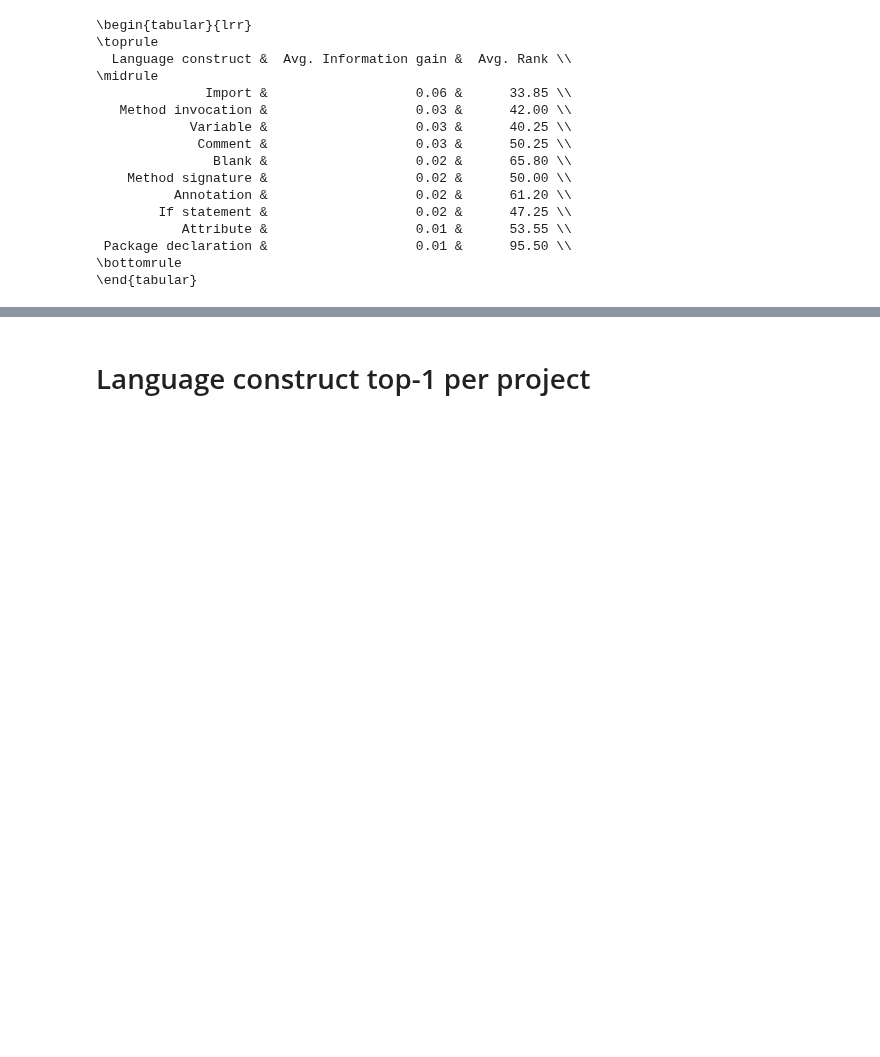
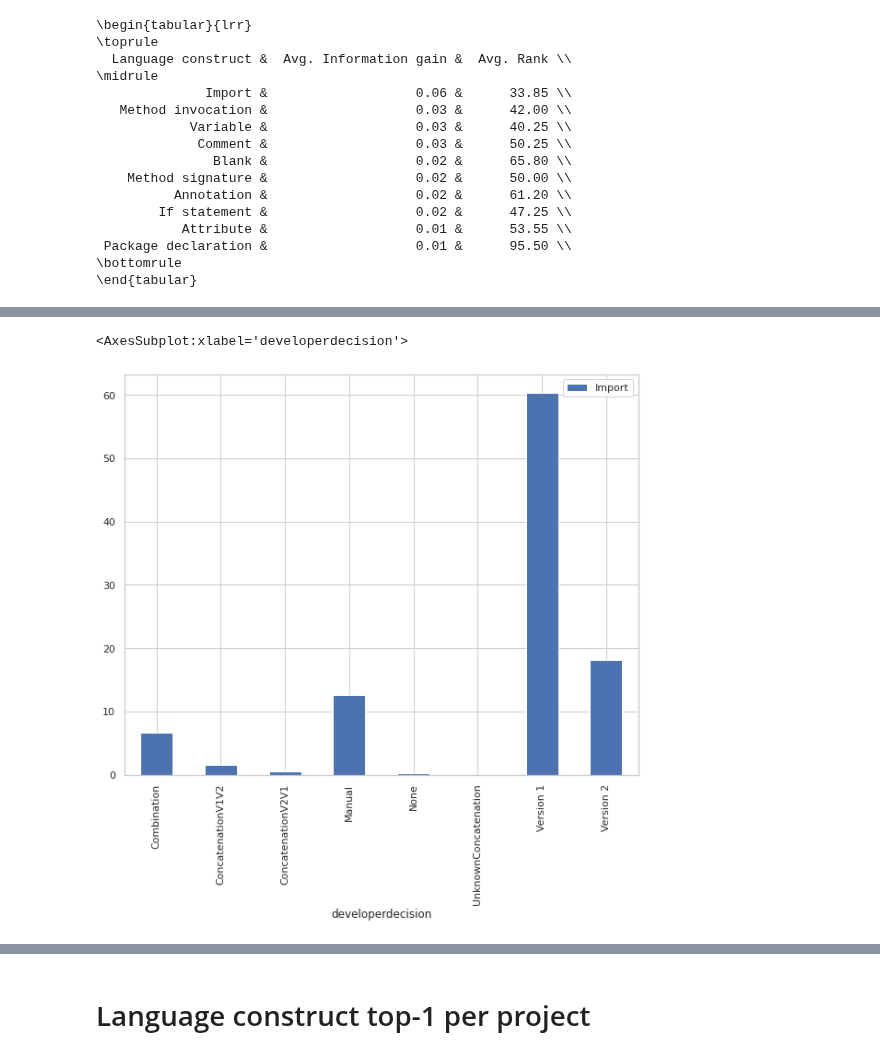
Before and after one commit to gems-uff/mestre, a Jupyter notebook: scripts/paper/tables.ipynb, the cells around one changed output, grey strips where cells are left out. Drawn from its saved outputs; the diff is of its cells as text; code cells hidden in the pictures; blank space fills up the shorter version.

```diff
--- a/scripts/paper/tables.ipynb
+++ b/scripts/paper/tables.ipynb
@@ -885,0 +899,5 @@ constructs_top10.set_index('Language construct')\
+# %%
+dataset_dist = selected_dataset_2[['Import', 'developerdecision']].groupby(['developerdecision']).count()\
+  .apply(lambda x: x*100/x.sum())\
+#   .sort_values(by=['Import'], ascending=False)
+dataset_dist
@@ -885,0 +915,5 @@ constructs_top10.set_index('Language construct')\
+# %%
+dataset_dist.plot(kind='bar', figsize=(10,8))
+# %% [output]
+<AxesSubplot:xlabel='developerdecision'>
+[figure, added]
```
Also changed, not shown: parts of 23 cells of this notebook.
